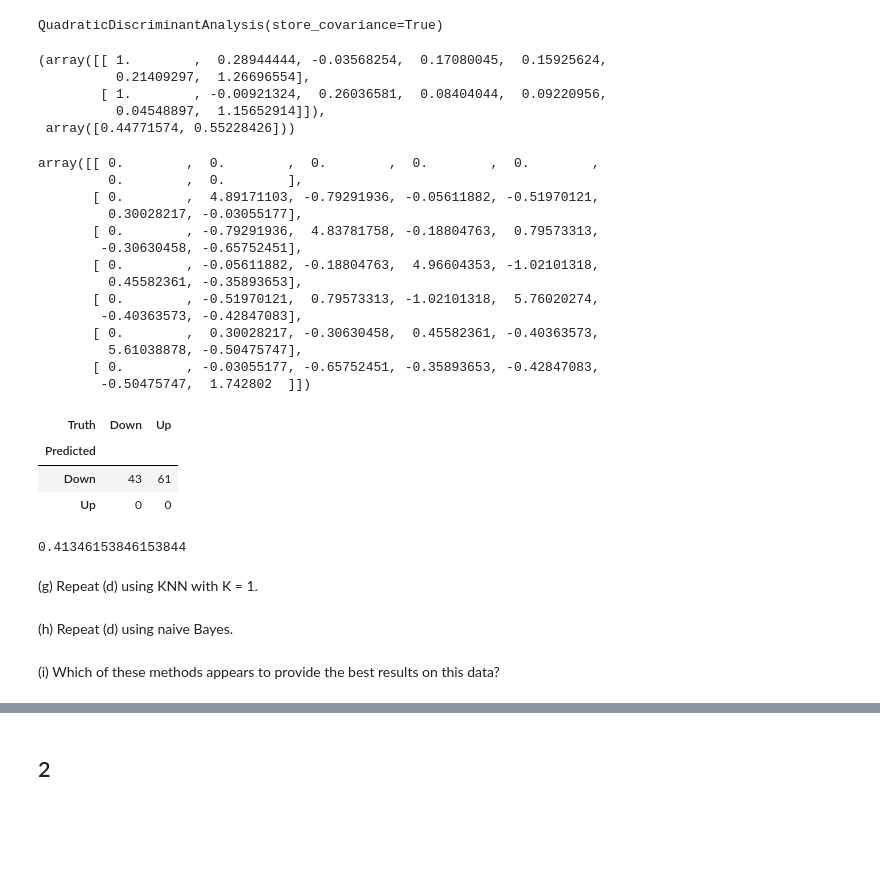
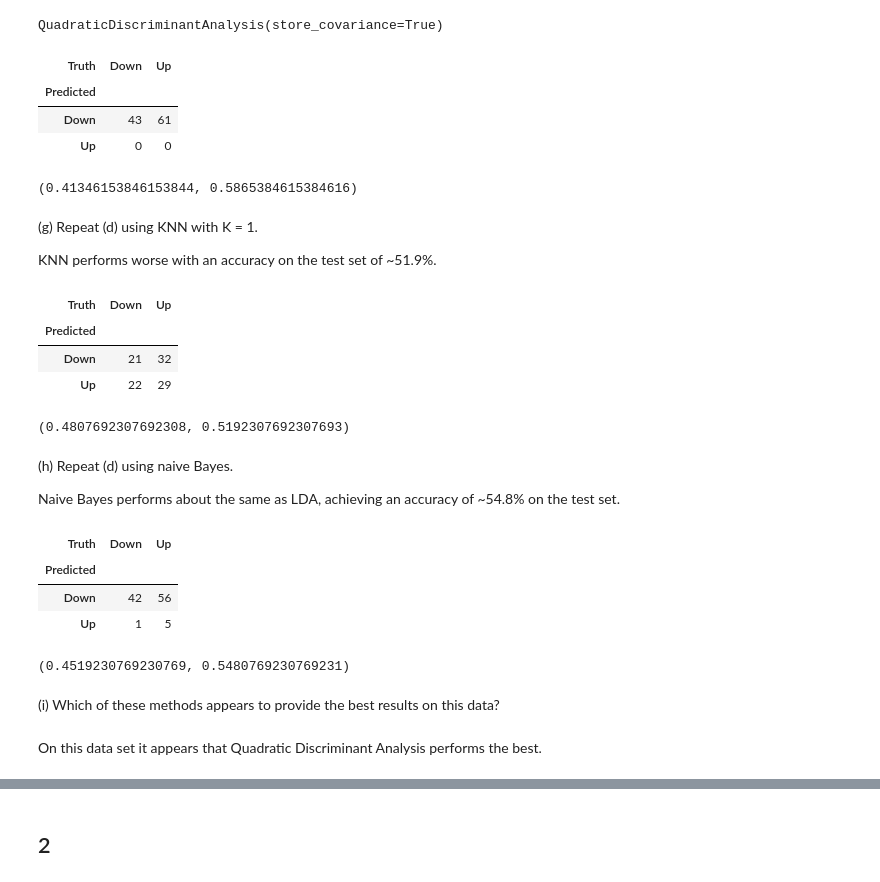
Before and after one commit to jackkrebsbach/stats, a Jupyter notebook: hw/hw4/hw4.ipynb, the cells around one changed output, grey strips where cells are left out. Cells and saved outputs as stored; diff of their text form; code cells hidden in the pictures; blank space fills up the shorter version.

```diff
--- a/hw/hw4/hw4.ipynb
+++ b/hw/hw4/hw4.ipynb
@@ -172,31 +181,6 @@ qda = QDA(store_covariance=True)
 qda.fit(X_train, L_train)
 # %% [output]
 QuadraticDiscriminantAnalysis(store_covariance=True)
-# %%
-qda.means_, qda.priors_
-# %% [output]
-(array([[ 1.        ,  0.28944444, -0.03568254,  0.17080045,  0.15925624,
-          0.21409297,  1.26696554],
-        [ 1.        , -0.00921324,  0.26036581,  0.08404044,  0.09220956,
-          0.04548897,  1.15652914]]),
- array([0.44771574, 0.55228426]))
-# %%
-qda.covariance_[0]
-# %% [output]
-array([[ 0.        ,  0.        ,  0.        ,  0.        ,  0.        ,
-         0.        ,  0.        ],
-       [ 0.        ,  4.89171103, -0.79291936, -0.05611882, -0.51970121,
-         0.30028217, -0.03055177],
-       [ 0.        , -0.79291936,  4.83781758, -0.18804763,  0.79573313,
-        -0.30630458, -0.65752451],
-       [ 0.        , -0.05611882, -0.18804763,  4.96604353, -1.02101318,
-         0.45582361, -0.35893653],
-       [ 0.        , -0.51970121,  0.79573313, -1.02101318,  5.76020274,
-        -0.40363573, -0.42847083],
-       [ 0.        ,  0.30028217, -0.30630458,  0.45582361, -0.40363573,
-         5.61038878, -0.50475747],
-       [ 0.        , -0.03055177, -0.65752451, -0.35893653, -0.42847083,
-        -0.50475747,  1.742802  ]])
 # %%
 qda_pred = qda.predict(X_test)
 confusion_table(qda_pred, L_test)
@@ -206,13 +190,52 @@ confusion_table(qda_pred, L_test)
 | Down | 43 | 61 |
 | Up | 0 | 0 |
 # %%
-np.mean(qda_pred == L_test)
+# Get the accuracy on the test set
+np.mean(qda_pred == L_test), np.mean(qda_pred != L_test)
 # %% [output]
-0.41346153846153844
+(0.41346153846153844, 0.5865384615384616)
 # %% [markdown]
 (g) Repeat (d) using KNN with K = 1.
+
+KNN performs worse with an accuracy on the test set of ~51.9%.
+# %%
+knn1 = KNeighborsClassifier(n_neighbors=1)
+knn1.fit(X_train, L_train)
+knn1_pred = knn1.predict(X_test)
+confusion_table(knn1_pred, L_test)
+# %% [output]
+| Truth | Down | Up |
+| Predicted |  |  |
+| Down | 21 | 32 |
+| Up | 22 | 29 |
+# %%
+# Get the accuracy on the test set
+np.mean(knn1_pred == L_test), np.mean(knn1_pred != L_test)
+# %% [output]
+(0.4807692307692308, 0.5192307692307693)
 # %% [markdown]
 (h) Repeat (d) using naive Bayes.
+
+Naive Bayes performs about the same as LDA, achieving an accuracy of ~54.8% on the test set.
+# %%
+# Instantiate object
+NB = GaussianNB()
+NB.fit(X_train, L_train)
+# Extract confusion matrix
+nb_labels = NB.predict(X_test)
+confusion_table(nb_labels, L_test)
+# %% [output]
+| Truth | Down | Up |
+| Predicted |  |  |
+| Down | 42 | 56 |
+| Up | 1 | 5 |
+# %%
+# Get the accuracy on the test set
+np.mean(nb_labels == L_test), np.mean(nb_labels != L_test)
+# %% [output]
+(0.4519230769230769, 0.5480769230769231)
 # %% [markdown]
 (i) Which of these methods appears to provide the best results on this data?
+# %% [markdown]
+On this data set it appears that Quadratic Discriminant Analysis performs the best.
 # %% [markdown]
```
Also changed, not shown: parts of 26 cells of this notebook, 3 other files.
